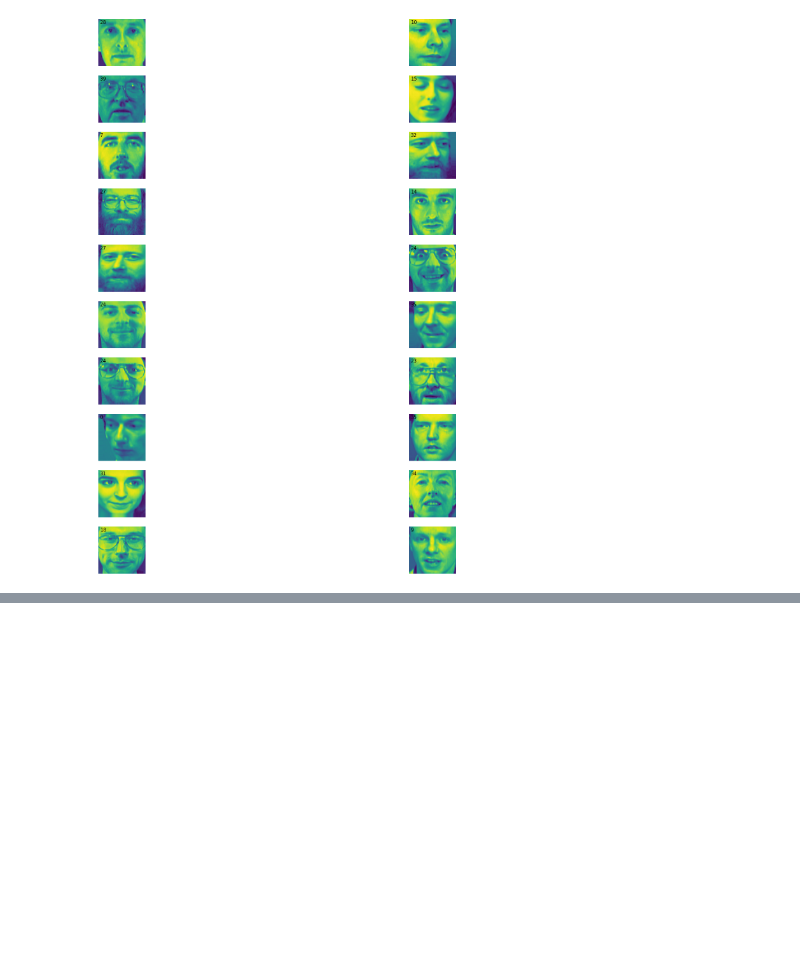
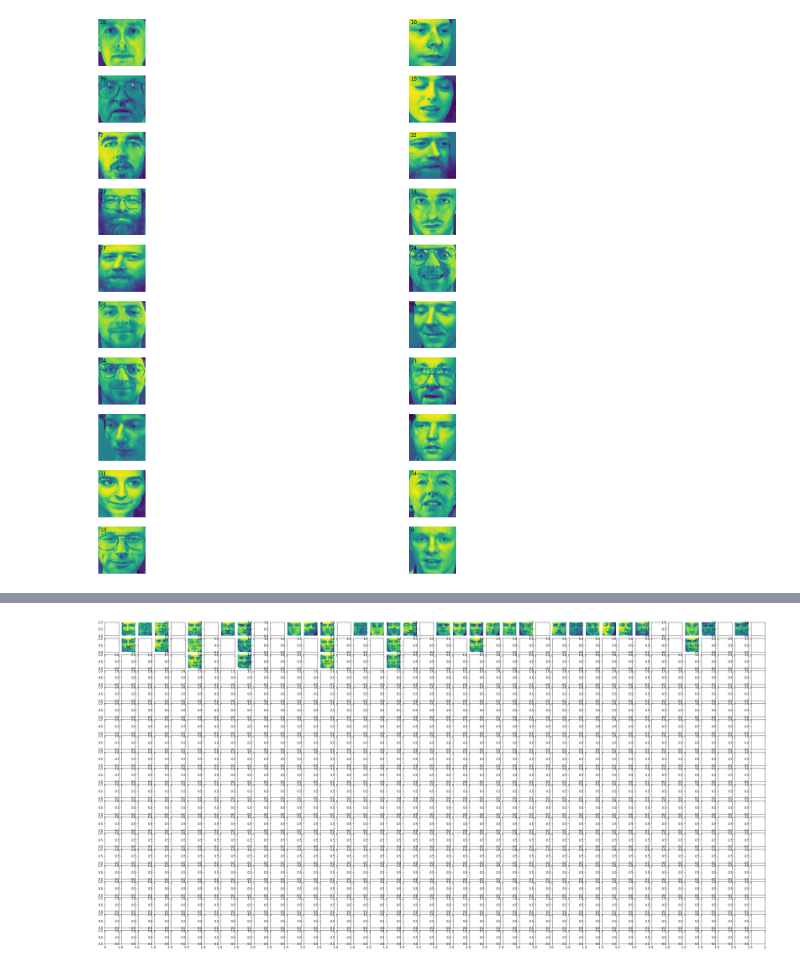
Before and after one commit to spiftire/olivetti, a Jupyter notebook: kmean.ipynb, the cells around one changed output, grey strips where cells are left out. Drawn from its saved outputs; the diff is of its cells as text; code cells hidden in the pictures; blank space fills up the shorter version.

```diff
--- a/kmean.ipynb
+++ b/kmean.ipynb
@@ -73,0 +69,4 @@ fig.add_subplot(max_examples, )
+# %%
+plot_categories_matrix(categories, max_examples, X_test, predictions)
+# %% [output]
+[figure, added]
```
Also changed, not shown: parts of 7 cells of this notebook.
